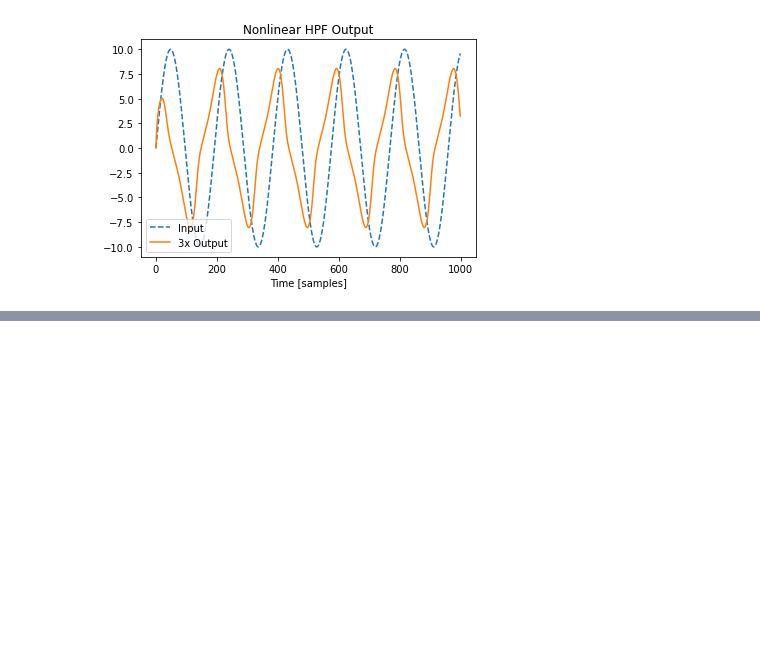
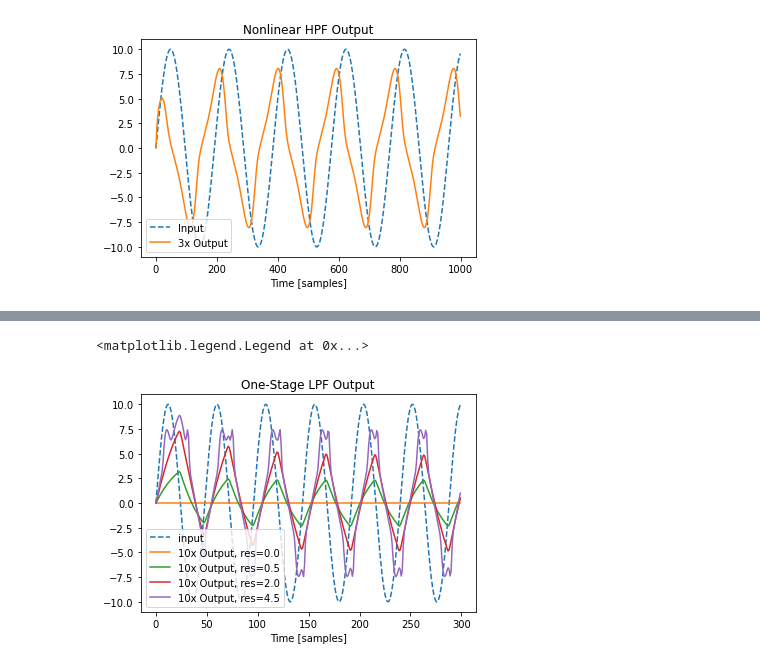
Before and after one commit to surge-synthesizer/surge-python, a Jupyter notebook: scripts/dsp_simulations/ThreelerAnalysis.ipynb, the cells around one changed output, grey strips where cells are left out. Drawn from its saved outputs; the diff is of its cells as text; code cells hidden in the pictures; blank space fills up the shorter version.

```diff
--- a/scripts/dsp_simulations/ThreelerAnalysis.ipynb
+++ b/scripts/dsp_simulations/ThreelerAnalysis.ipynb
@@ -93,19 +93,24 @@ class OnePoleLPF:
     def get_derivative(self, tanh_y):
         return -self.b_coeff * sech2_with_tanh(tanh_y) - 1.0
 
+    def get_x_derivative(self):
+        return sech2_with_tanh(self.tanh_x)
+
     def process_sample(self, x):
-        tanh_x = np.tanh(x)
-        estimate = self.lin_output(tanh_x)
+        self.tanh_x = np.tanh(x)
+        self.estimate = self.lin_output(self.tanh_x)
 
         # newton-raphson update
         N_iter = 1
         for n in range(N_iter):
-            tanh_y = np.tanh(estimate)
-            residue = self.nonlin_output(tanh_x, tanh_y) - estimate
-            estimate -= residue / self.get_derivative(tanh_y)
+            tanh_y = np.tanh(self.estimate)
+            residue = self.nonlin_output(self.tanh_x, tanh_y) - self.estimate
+            self.estimate -= residue / self.get_derivative(tanh_y)
 
-        self.z = estimate
-        return estimate
+        return self.estimate
+
+    def update_state(self):
+        self.z = self.estimate
 
 N = 300
 freq = 2000
@@ -115,6 +120,7 @@ y = np.zeros_like(x)
 one_pole = OnePoleLPF(1000)
 for n in range(N):
     y[n] = one_pole.process_sample(x[n])
+    one_pole.update_state()
 
 plt.plot(x, '--', label='input')
 plt.plot(10 * y, label='10x Output')
@@ -346,0 +391,45 @@ plt.legend()
+# %%
+class OneStageFilter:
+    def __init__(self, res, filter):
+        self.filt = filter
+        self.k = res
+        self.y = 0
+
+    def process_sample(self, x):
+        estimate = self.y # TODO: maybe a better estimator here?
+
+        # newton-raphson update
+        N_iter = 3
+        for n in range(N_iter):
+            k_times_F1 = self.k * self.filt.process_sample(x, estimate)
+            res_out = np.tanh(k_times_F1)
+            res_deriv = sech2_with_tanh(res_out)
+            F1_deriv = self.filt.get_fb_derivative()
+
+            num = estimate - res_out
+            den = 1.0 - self.k * res_deriv * F1_deriv
+            estimate -= num / den
+
+        self.filt.update_state()
+        return estimate
+
+plt.figure()
+N = 300
+freq = 2000
+x = 10 * np.sin(2 * np.pi * np.arange(N) * freq / FS)
+plt.plot(x, '--', label='input')
+
+for res in [0.0, 0.5, 2.0, 4.5]:
+    y = np.zeros_like(x)
+    filter = OneStageFilter(res, OnePoleLPF_FB(1000))
+    for n in range(N):
+        y[n] = filter.process_sample(x[n])
+
+    plt.plot(10 * y, label=f'10x Output, res={res}')
+
+plt.title('One-Stage LPF Output')
+plt.xlabel('Time [samples]')
+plt.legend()
+# %% [output]
+<matplotlib.legend.Legend at 0x...>
+[figure, added]
```
Also changed, not shown: parts of 10 cells of this notebook.
